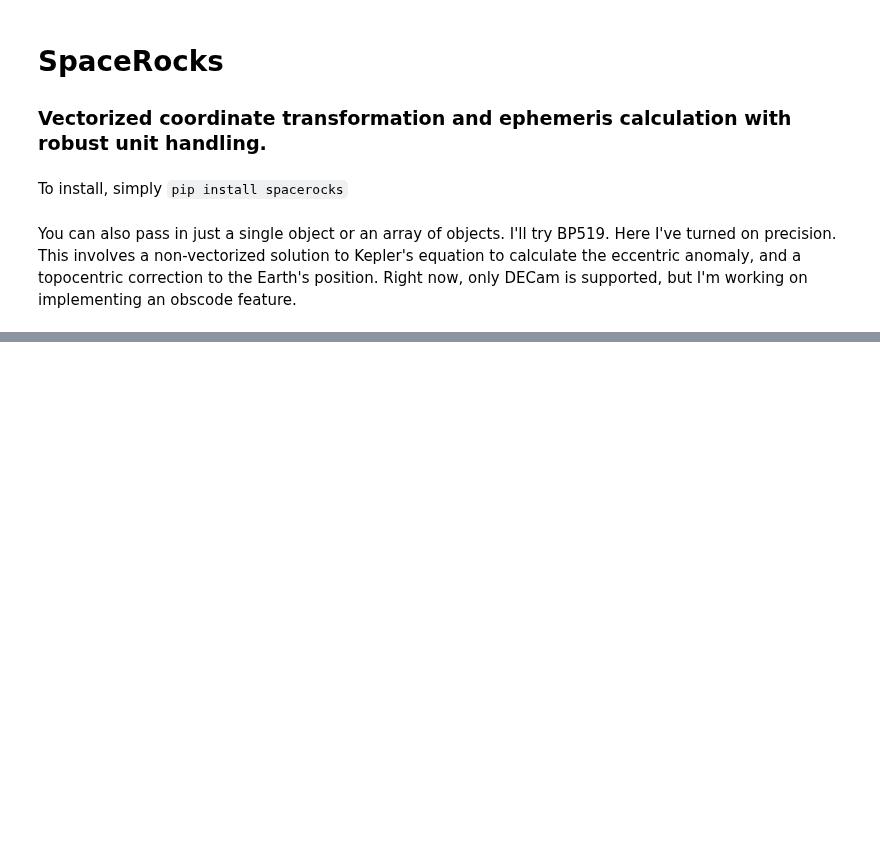
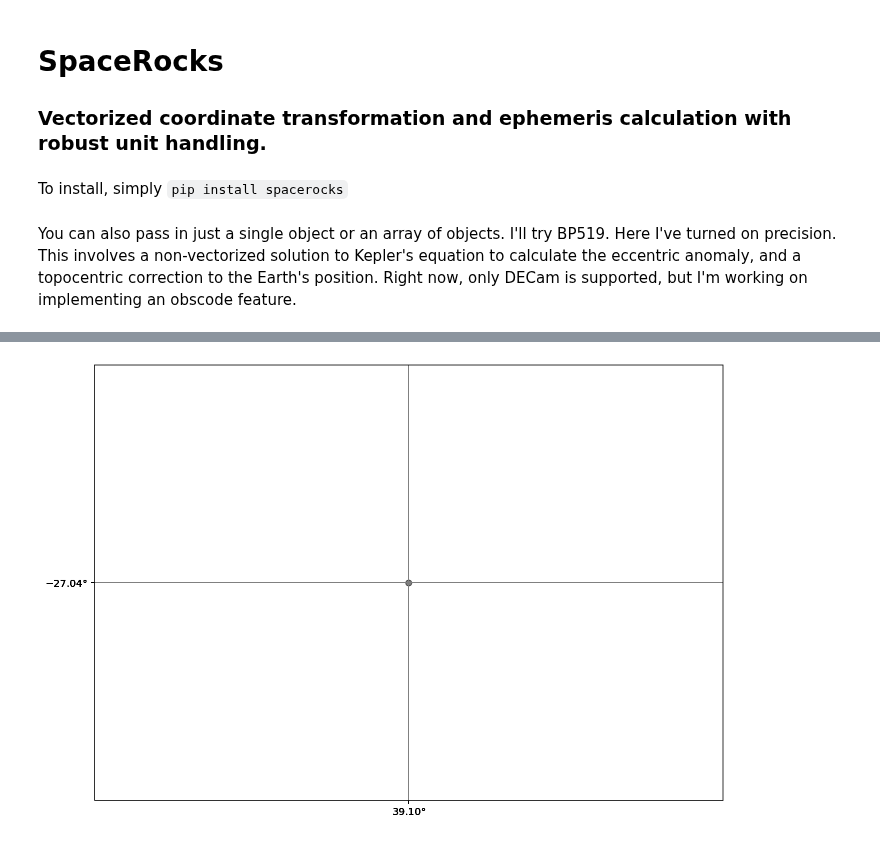
Before and after one commit to kjnapier/spacerocks, a Jupyter notebook: SpaceRocks_Tutorial.ipynb, the cells around one changed output, grey strips where cells are left out. Saved outputs shown, nothing was run; the diff lists cells and outputs as text; code cells hidden in the pictures; blank space fills up the shorter version.

Commit message:
calculated jacobians for sky position error

```diff
--- a/SpaceRocks_Tutorial.ipynb
+++ b/SpaceRocks_Tutorial.ipynb
@@ -11,0 +76,6 @@ You can also pass in just a single object or an array of objects. I'll try BP519
+# %%
+jac = np.array([[dra_dx, dra_dy, 0, 0, 0, 0],
+                [ddec_dx, ddec_dy, ddec_dz, 0, 0, 0]])
+# %%
+cov_radec = np.matmul(jac, np.matmul(cov_xyz, jac.T))
+cov_radec
@@ -11,0 +85,10 @@ You can also pass in just a single object or an array of objects. I'll try BP519
+# %%
+xx = cov_radec[0][0]*np.cos(r0.dec.rad)**2
+xy = cov_radec[0][1]*np.cos(r0.dec.rad)
+yy = cov_radec[1][1]
+pos_angle = 0.5*np.arctan2(2.*xy,(xx-yy))
+pos_angle = np.pi/2 - pos_angle     # convert to astronomy convention of measuring position angle North through East
+bovasqrd  = (xx + yy - np.sqrt((xx-yy)**2 + (2*xy)**2)) / (xx + yy + np.sqrt((xx-yy)**2 + (2*xy)**2))
+det = xx*yy-xy*xy
+a = (det/bovasqrd)**(1/4)
+b = (det*bovasqrd)**(1/4)
@@ -105,0 +196,55 @@ observatories.to_csv('/Users/kjnapier/research/spacerocks/spacerocks/observatori
+# %%
+ra = r0.ra
+dec = r0.dec
+# %%
+fig = plt.figure(figsize=(12, 8))
+ax = fig.add_subplot(111, projection=ccrs.PlateCarree())
+
+xdata = ra.degree
+xdata[xdata > 180] -= 360
+
+xmin=np.min(xdata)
+xmax=np.max(xdata)
+ymin=np.min(dec.degree)
+ymax=np.max(dec.degree)
+
+ax.scatter(-xdata, dec.degree, color='black', alpha=0.5, zorder=1)
+
+xticks = np.linspace(-xmax, -xmin, 8)
+yticks = np.linspace(ymin, ymax, 8)
+
+ax.set_xticks(xticks)
+ax.set_yticks(yticks)
+xticklabels = ['${:.2f}\degree$'.format(-value) for value in xticks]
+yticklabels = ['${:.2f}\degree$'.format(value) for value in yticks]
+ax.set_xticklabels(xticklabels)
+ax.set_yticklabels(yticklabels)
+
+e1 = patches.Ellipse((-ra.degree, dec.degree), np.degrees(a), np.degrees(b),
+                     angle=np.degrees(pos_angle), linewidth=0, fill=True,
+                     zorder=0, alpha=0.5)
+
+ax.add_patch(e1)
+
+
+gl = ax.gridlines(crs=ccrs.PlateCarree(), draw_labels=True,
+                  linewidth=1, color='gray', alpha=0.5, linestyle='-')
+gl.xlocator = mticker.FixedLocator(xticks)
+gl.ylocator = mticker.FixedLocator(yticks)
+
+
+gl.bottom_labels = False
+gl.top_labels = False
+gl.left_labels = False
+gl.right_labels = False
+
+xrange = xmax - xmin
+yrange = ymax - ymin
+
+try:
+    ax.set_extent([-xmax - xrange * 0.05, -xmin + xrange * 0.05,
+                   ymin - yrange * 0.05, ymax + yrange * 0.05], crs=ccrs.PlateCarree())
+except:
+    ax.set_extent([-180, 180, -90, 90], crs=ccrs.PlateCarree())
+# %% [output]
+[figure, added]
```
Also changed, not shown: parts of 23 cells of this notebook, 7 other files.
